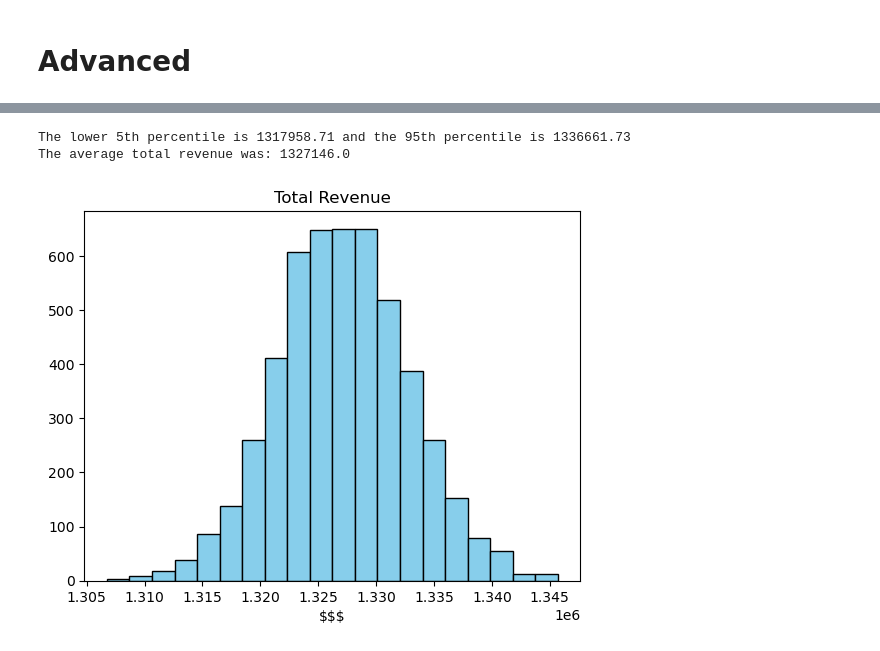
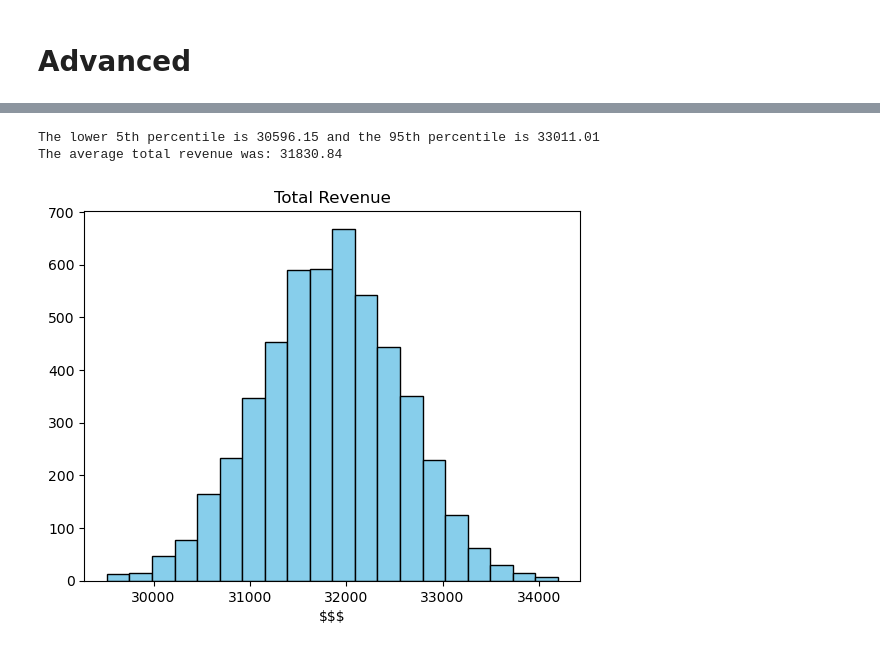
Before and after one commit to shifflettmb-1/case_study_loyalty_app, a Jupyter notebook: loyalty.ipynb, the cells around one changed output, grey strips where cells are left out. Cells and saved outputs as stored; diff of their text form; code cells hidden in the pictures.

```diff
--- a/loyalty.ipynb
+++ b/loyalty.ipynb
@@ -194,18 +194,18 @@ plt.show()
 # %%
 # Sensitivity Analysis
-profit_variance = simulation_fresh(5000, app_user_mean, app_user_std, non_user_mean, non_user_std, 0, 5)
+profit_variance = simulation_fresh(5000, app_user_mean, app_user_std, non_user_mean, non_user_std, spending_variance=-5)
 
 upper = np.percentile(profit_variance, 95)
 lower = np.percentile(profit_variance, 5)
 print("The lower 5th percentile is", round(lower,2), "and the 95th percentile is", round(upper,2))
 print("The average total revenue was:", round(np.mean(profit_variance),2))
 
 fig, ax = plt.subplots()
 ax.hist(profit_variance, bins=20, color = "skyblue", edgecolor ="black")
 ax.set_title("Total Revenue")
 ax.set_xlabel("$$$")
 plt.show()
 # %% [output]
-The lower 5th percentile is 1317958.71 and the 95th percentile is 1336661.73
-The average total revenue was: 1327146.0
+The lower 5th percentile is 30596.15 and the 95th percentile is 33011.01
+The average total revenue was: 31830.84
-[figure, old version]
+[figure, new version]
```
Also changed, not shown: parts of 5 cells of this notebook.
